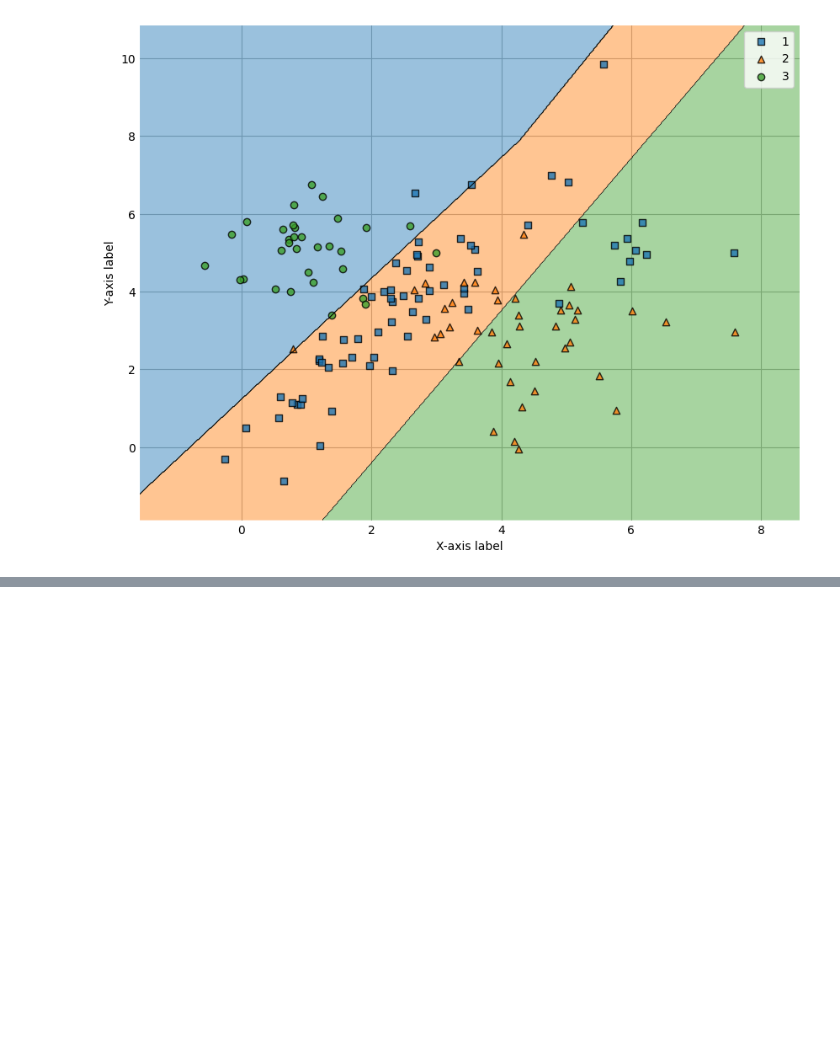
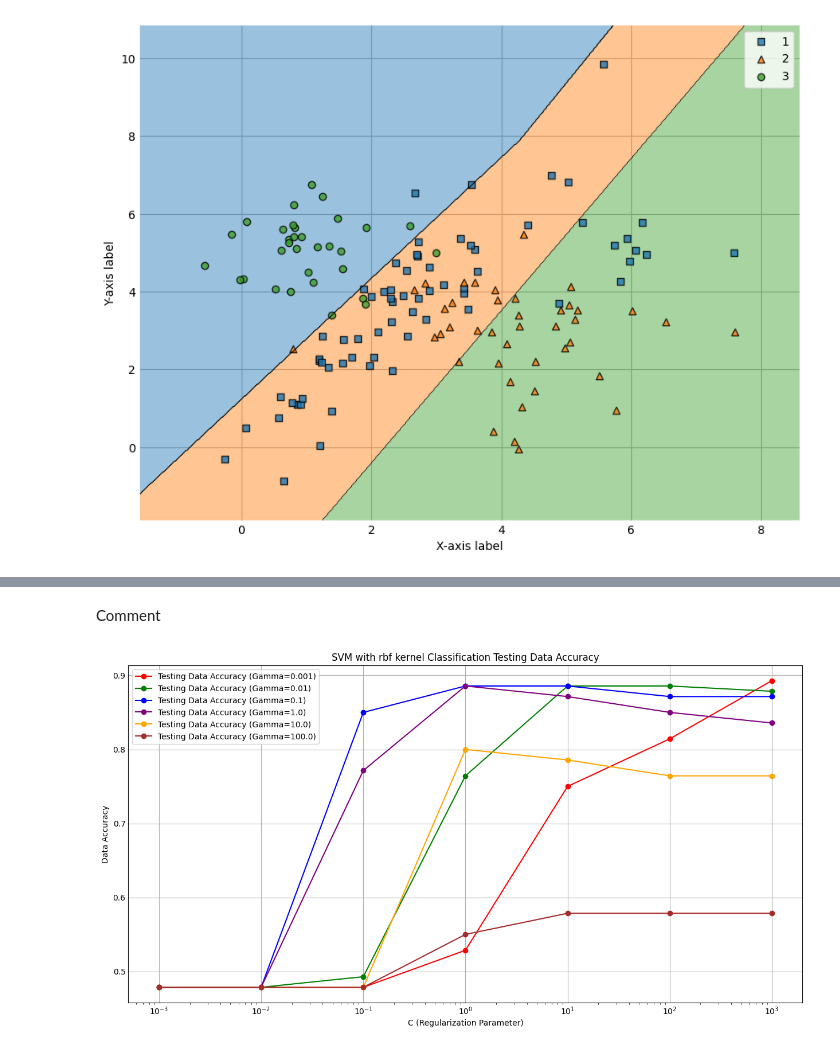
Before and after one commit to Elemxm/Pattern-Recognition, a Jupyter notebook: svm.ipynb, the cells around one changed output, grey strips where cells are left out. Drawn from its saved outputs; the diff is of its cells as text; code cells hidden in the pictures; blank space fills up the shorter version.

```diff
--- a/svm.ipynb
+++ b/svm.ipynb
@@ -182,0 +228,6 @@ print(f"Results are saved to {output_file}")
+# %% [markdown]
+Comment
+# %%
+ploting_func(unique_gamma_values, C_values, accuracy_test, gamma_colors, 'Testing', 'Data Accuracy')
+# %% [output]
+[figure, added]
```
Also changed, not shown: parts of 51 cells of this notebook.
